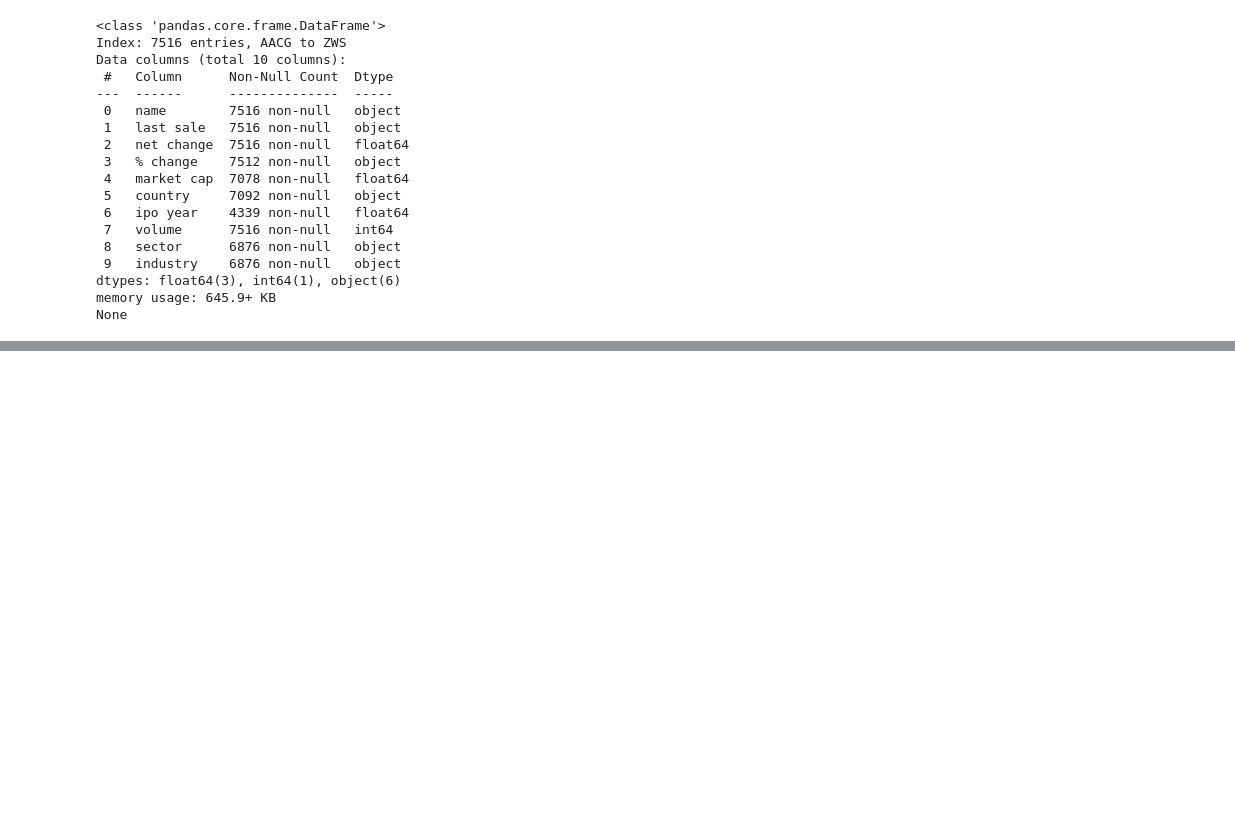
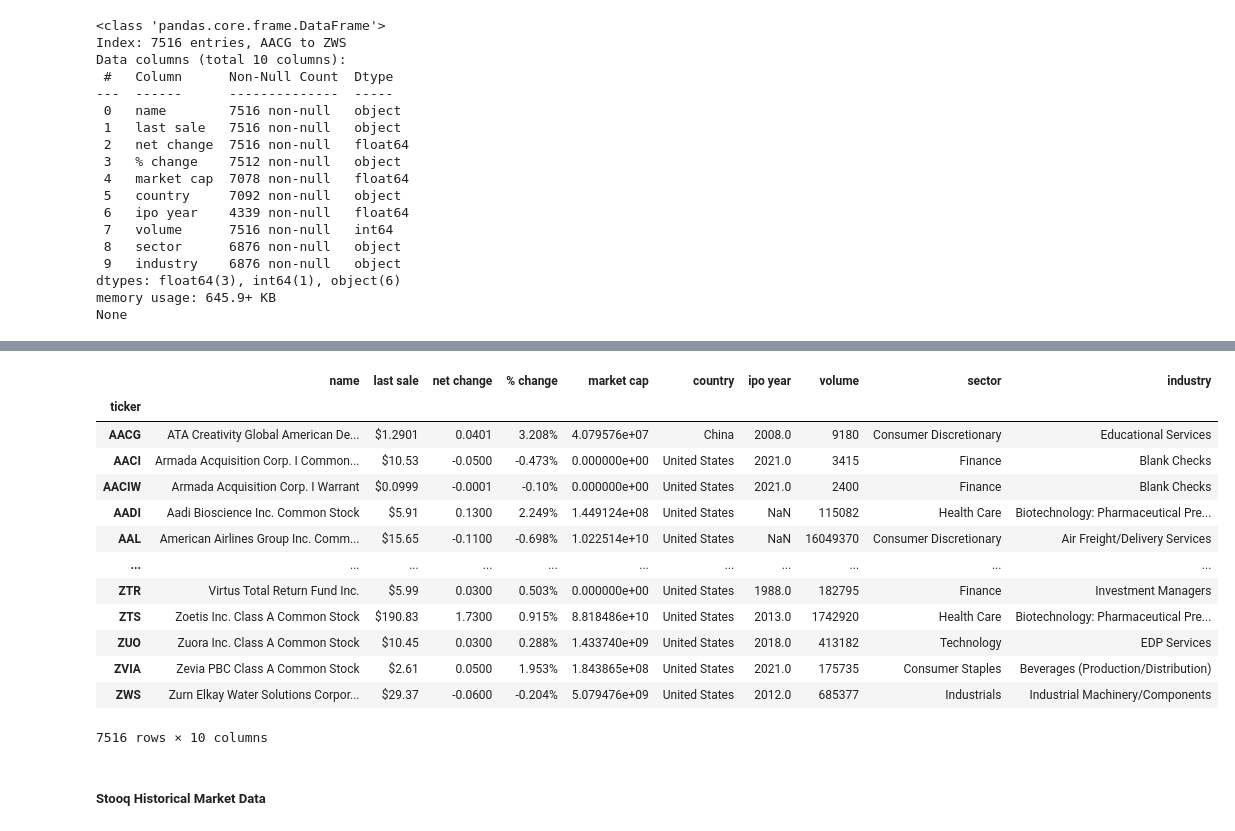
Before and after one commit to skhan61/QuantProject, a Jupyter notebook: create_dataset.ipynb, the cells around one changed output, grey strips where cells are left out. Cells and saved outputs as stored; diff of their text form; code cells hidden in the pictures; blank space fills up the shorter version.

```diff
--- a/create_dataset.ipynb
+++ b/create_dataset.ipynb
@@ -163,0 +227,26 @@ None
+# %%
+# Rename the index
+df.index.name = 'ticker'
+
+# Now, you can store it in your HDF5 store
+with pd.HDFStore(DATA_STORE) as store:
+    store.put('us_equities/stocks', df)
+# %%
+df
+# %% [output]
+|  | name | last sale | net change | % change | market cap | country | ipo year | volume | sector | industry |
+| ticker |  |  |  |  |  |  |  |  |  |  |
+| AACG | ATA Creativity Global American De... | $1.2901 | 0.0401 | 3.208% | 4.079576e+07 | China | 2008.0 | 9180 | Consumer Discretionary | Educational Services |
+| AACI | Armada Acquisition Corp. I Common... | $10.53 | -0.0500 | -0.473% | 0.000000e+00 | United States | 2021.0 | 3415 | Finance | Blank Checks |
+| AACIW | Armada Acquisition Corp. I Warrant | $0.0999 | -0.0001 | -0.10% | 0.000000e+00 | United States | 2021.0 | 2400 | Finance | Blank Checks |
+| AADI | Aadi Bioscience Inc. Common Stock | $5.91 | 0.1300 | 2.249% | 1.449124e+08 | United States | NaN | 115082 | Health Care | Biotechnology: Pharmaceutical Pre... |
+| AAL | American Airlines Group Inc. Comm... | $15.65 | -0.1100 | -0.698% | 1.022514e+10 | United States | NaN | 16049370 | Consumer Discretionary | Air Freight/Delivery Services |
+| ... | ... | ... | ... | ... | ... | ... | ... | ... | ... | ... |
+| ZTR | Virtus Total Return Fund Inc. | $5.99 | 0.0300 | 0.503% | 0.000000e+00 | United States | 1988.0 | 182795 | Finance | Investment Managers |
+| ZTS | Zoetis Inc. Class A Common Stock | $190.83 | 1.7300 | 0.915% | 8.818486e+10 | United States | 2013.0 | 1742920 | Health Care | Biotechnology: Pharmaceutical Pre... |
+| ZUO | Zuora Inc. Class A Common Stock | $10.45 | 0.0300 | 0.288% | 1.433740e+09 | United States | 2018.0 | 413182 | Technology | EDP Services |
+| ZVIA | Zevia PBC Class A Common Stock | $2.61 | 0.0500 | 1.953% | 1.843865e+08 | United States | 2021.0 | 175735 | Consumer Staples | Beverages (Production/Distribution) |
+| ZWS | Zurn Elkay Water Solutions Corpor... | $29.37 | -0.0600 | -0.204% | 5.079476e+09 | United States | 2012.0 | 685377 | Industrials | Industrial Machinery/Components |
+7516 rows × 10 columns
+# %% [markdown]
+##### Stooq Historical Market Data
```
Also changed, not shown: parts of 14 cells of this notebook, 1 other file.
